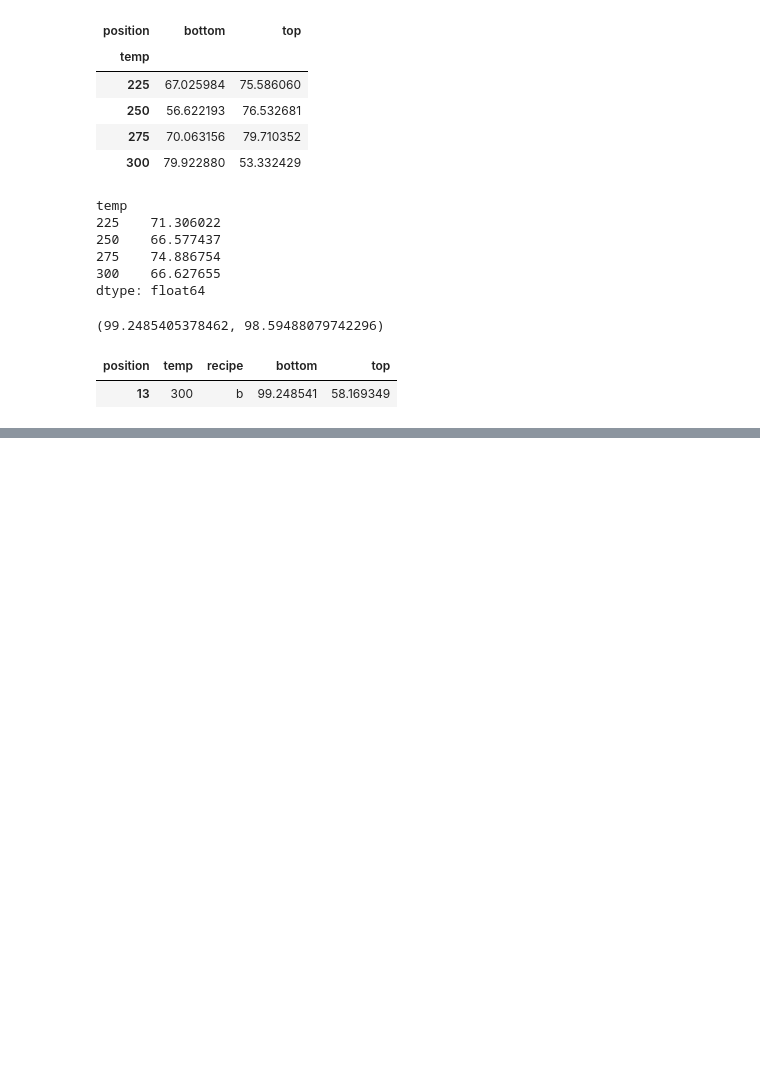
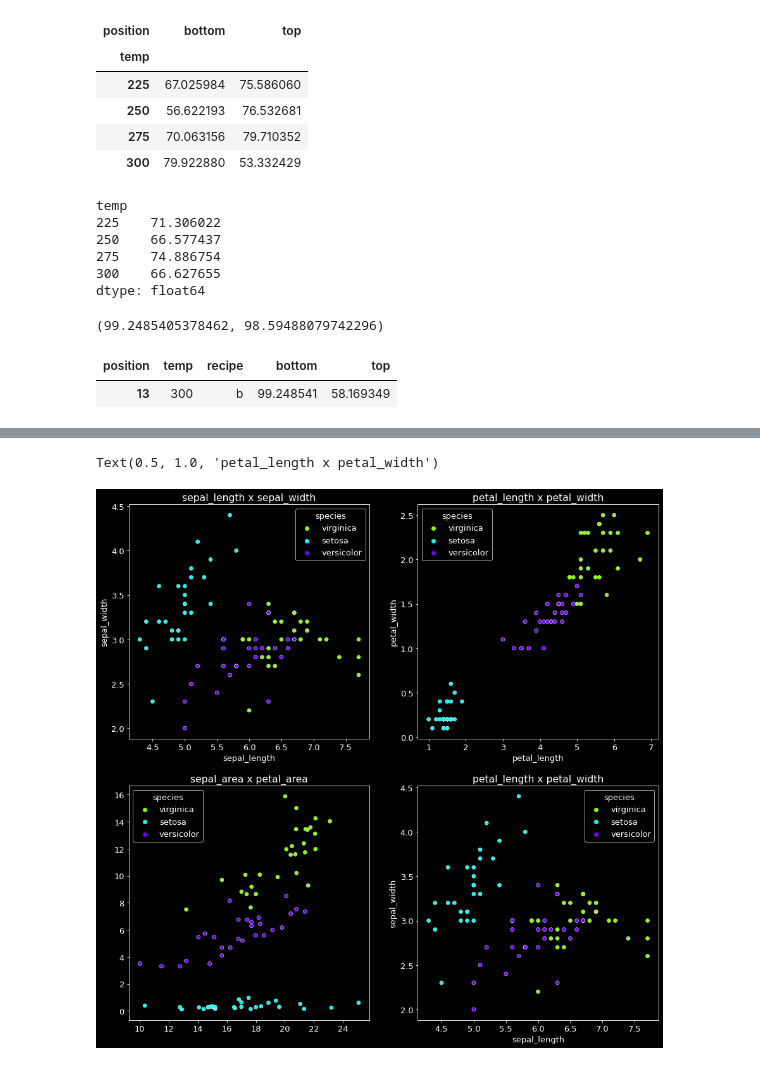
Before and after one commit to Ken-Alviola/classification-exercises, a Jupyter notebook: classification_exercises.ipynb, the cells around one changed output, grey strips where cells are left out. Drawn from its saved outputs; the diff is of its cells as text; code cells hidden in the pictures; blank space fills up the shorter version.

```diff
--- a/classification_exercises.ipynb
+++ b/classification_exercises.ipynb
@@ -505,2 +552,29 @@ damn_cakes[damn_cakes.bottom == max_bottom]
+# %%
+#3. Create 4 subplots (2 rows x 2 columns) of scatterplots.
+plt.figure(figsize=(15,15))
+# - sepal_length x sepal_width
+plt.subplot(2,2,1)
+sns.scatterplot(data=train,x='sepal_length', y= 'sepal_width', hue='species',palette='hsv')
+plt.title('sepal_length x sepal_width')
+
+# - petal_length x petal_width
+plt.subplot(2,2,2)
+sns.scatterplot(data=train,x='petal_length', y= 'petal_width', hue='species',palette='hsv')
+plt.title('petal_length x petal_width')
+
+# - sepal_area x petal_area
+plt.subplot(2,2,3)
+sns.scatterplot(data=train,x= train.sepal_length * train.sepal_width, y=train.petal_length * train.petal_width,hue='species',palette='hsv')
+plt.title('sepal_area x petal_area')
+
+# - sepal_length x petal_length
+plt.subplot(2,2,4)
+sns.scatterplot(data=train, x= 'sepal_length', y='sepal_width',hue='species',palette='hsv')
+plt.title('petal_length x petal_width')
+# - What are your takeaways?
+# petal length and petal width has a strong positive correlation
+# %% [output]
+Text(0.5, 1.0, 'petal_length x petal_width')
+[figure, added]
 # %%
 #4. Create a heatmap of each variable layering correlation coefficient on top.
```
Also changed, not shown: parts of 17 cells of this notebook, 1 other file.
